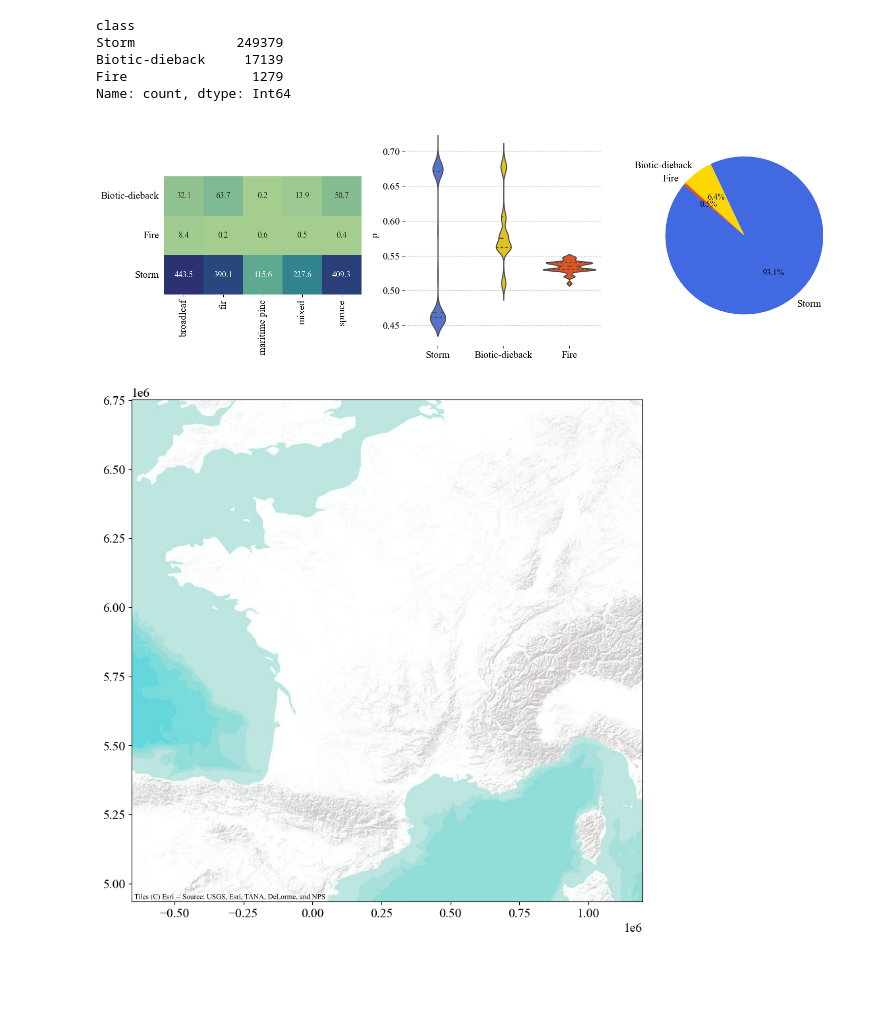
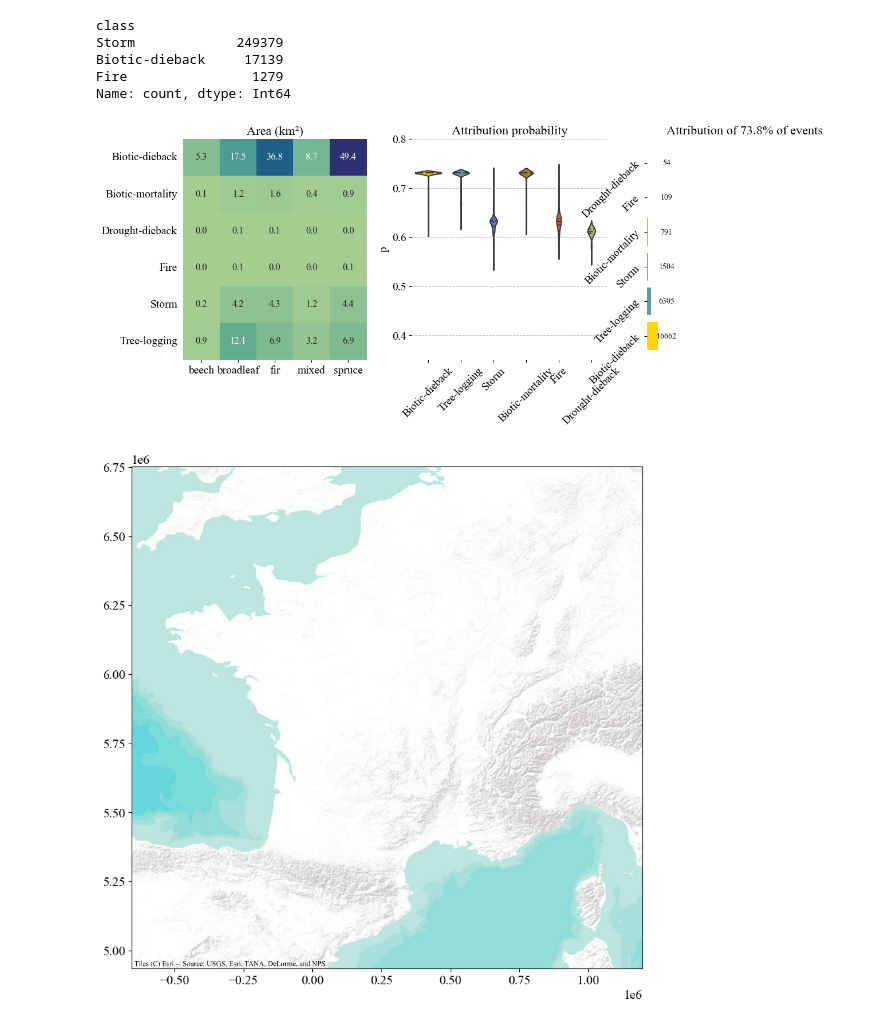
Before and after one commit to ArthurCalvi/Disturbance-Attribution-Dataset-Joining, a Jupyter notebook: visualisation/results.ipynb, the cells around one changed output. Saved outputs shown, nothing was run; the diff lists cells and outputs as text; code cells hidden in the pictures; blank space fills up the shorter version.

```diff
--- a/visualisation/results.ipynb
+++ b/visualisation/results.ipynb
@@ -9,5 +122,6 @@ a.reset_index(inplace=True, drop=True)
 a['class'] = ['Biotic-dieback' for x in range(3000)] + ['Fire' for x in range(1000)] + ['Storm' for x in range(6000)]
 import random
 a['spread'] = [random.random() for x in range(10000)]
+a['dataset'] = [random.choice(['ref', 'multi']) for x in range(10000)]
 a['p'] = sigmoid(data['p'])
 a.to_csv('attribution_chatgpt.csv')
@@ -76,40 +258,69 @@ Name: count, dtype: Int64
 # %%
 custom_color_mapping = {
     'Fire': 'orangered',
     'Storm': 'royalblue',
     'Biotic-dieback': 'gold',
     'Biotic-mortality': 'darkgoldenrod',  # Yellow-brown
     'Drought-dieback': 'darkkhaki',
     'Tree-logging': 'cadetblue'  # Light blue/grey
 }
 
 import matplotlib.pyplot as plt
 import seaborn as sns
 
 # Prepare the figure
 fig, axes = plt.subplots(nrows=1, ncols=3, figsize=(15, 5))
+import numpy as np
+def sigmoid(x):
+  return 1 / (1 + np.exp(-x))
 
-# Plot the heatmap
-sns.heatmap(heatmap_area_data_filtered, ax=axes[0], cmap="crest", cbar=False, annot=True, fmt='.1f', square=True)
-axes[0].set_ylabel(None)
-axes[0].set_xlabel(None)
-axes[0].tick_params(left=False)
+def triad(axes, data, perc):
+    data_ = data[ data['class'] != 'Other' ].copy()
+    data_['p'] = sigmoid(data['p'])
+    data_['area'] = data.geometry.area / 1e6
 
-# Plot the dual violin plots for spread and probability
-sns.violinplot(data=data_, x='class', y='p', ax=axes[1], density_norm='width', palette=custom_color_mapping, inner="quartile")
-axes[1].set_xlabel(None)
-#delete all spines
-axes[1].spines['right'].set_visible(False)
-axes[1].spines['top'].set_visible(False)
-axes[1].spines['bottom'].set_visible(False)
-axes[1].spines['left'].set_visible(False)
-#horinzontal grid lines
-axes[1].grid(axis='y', color='gray', linestyle='dashed', alpha=0.5)
+    # Sample code to generate the heatmap based on the provided requirements:
 
-# Plot the pie chart
-axes[2].pie(pie_data, labels=pie_data.index, autopct='%1.1f%%', startangle=140, colors=[custom_color_mapping[x] for x in pie_data.index])
+    # Split the 'specie' column into individual species
+    specie_split = data_['essence'].str.split(', ', expand=True).stack().reset_index(level=1, drop=True).rename('individual_specie')
 
-plt.tight_layout()
-plt.show()
+    # Join the split species back to the main dataframe
+    data_expanded = data_.join(specie_split)
+
+    # Get the top 5 species by frequency
+    top_5_species = data_expanded['individual_specie'].value_counts().head(5).index.tolist()
+
+    # Filter the dataset to only consider the top 5 species
+    filtered_data = data_expanded[data_expanded['individual_specie'].isin(top_5_species)]
+
+    # Sum the 'area' values for each combination of 'class' and individual 'specie' for the heatmap
+    heatmap_area_data_filtered = filtered_data.groupby(['class', 'individual_specie'])['area'].sum().unstack(fill_value=0)
+
+
+    # Plot the heatmap
+    sns.heatmap(heatmap_area_data_filtered, ax=axes[0], cmap="crest", cbar=False, annot=True, fmt='.1f', square=True)
+    axes[0].set_ylabel(None)
+    axes[0].set_xlabel(None)
+    axes[0].tick_params(left=False)
+    axes[0].set_title('Area (km²)')
+
+    # Plot the dual violin plots for spread and probability
+    sns.violinplot(data=data_, x='class', y='p', ax=axes[1], density_norm='width', palette=custom_color_mapping, inner="quartile")
+    axes[1].set_xlabel(None)
+    #delete all spines
+    axes[1].spines['right'].set_visible(False)
+    axes[1].spines['top'].set_visible(False)
+    axes[1].spines['bottom'].set_visible(False)
+    axes[1].spines['left'].set_visible(False)
+    axes[1].tick_params(axis='x', rotation=45)
+    #horinzontal grid lines
+    axes[1].grid(axis='y', color='gray', linestyle='dashed', alpha=0.5)
+    axes[1].set_ylim(0.35, 0.8)
+    axes[1].set_title("Attribution probability")
+
+    # Plot the pie chart
+    hist(data_, axes[2], perc)
+
+triad(axes, data, 0.738)
 # %% [output]
-[figure, old version]
+[figure, new version]
```
Also changed, not shown: parts of 15 cells of this notebook, 34 other files.
